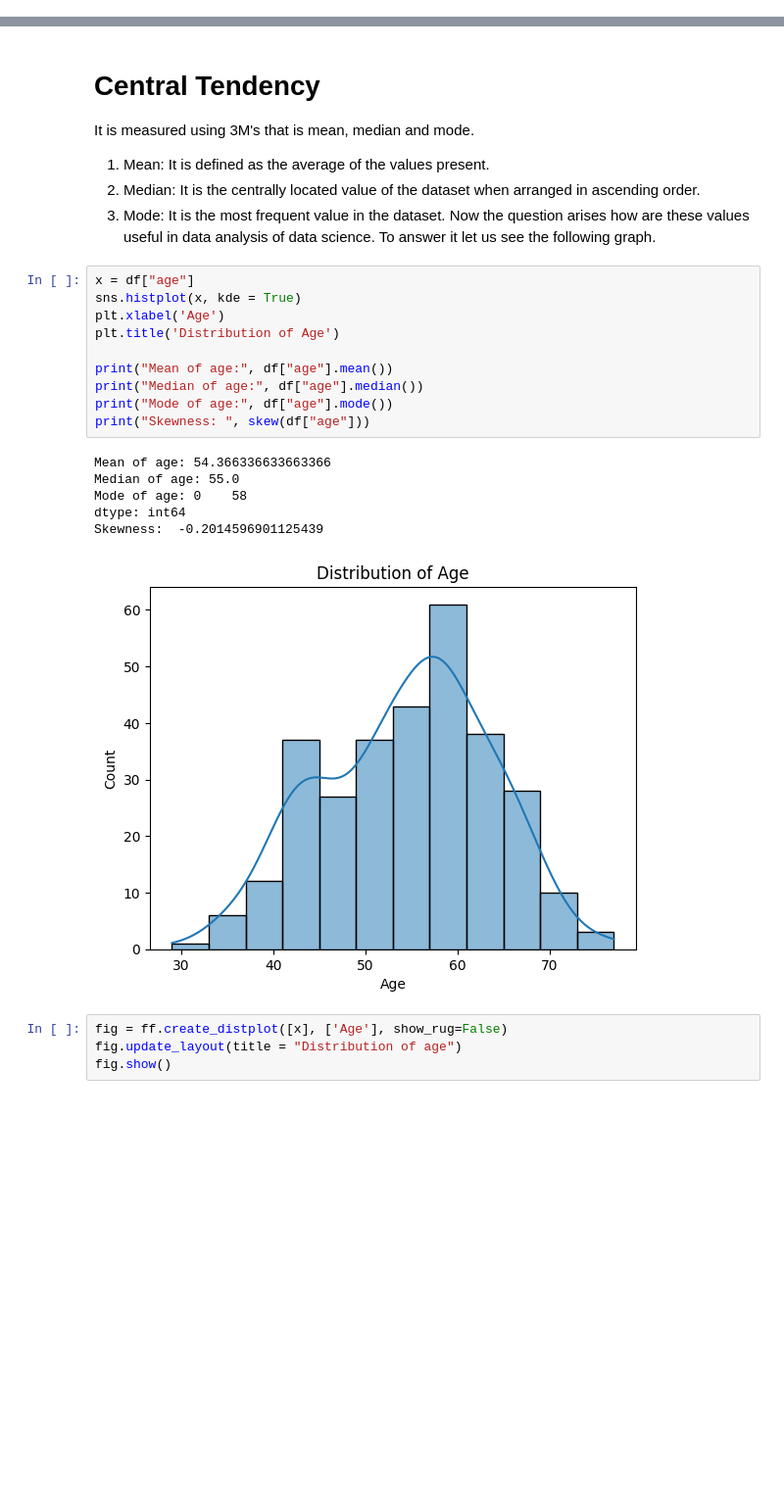
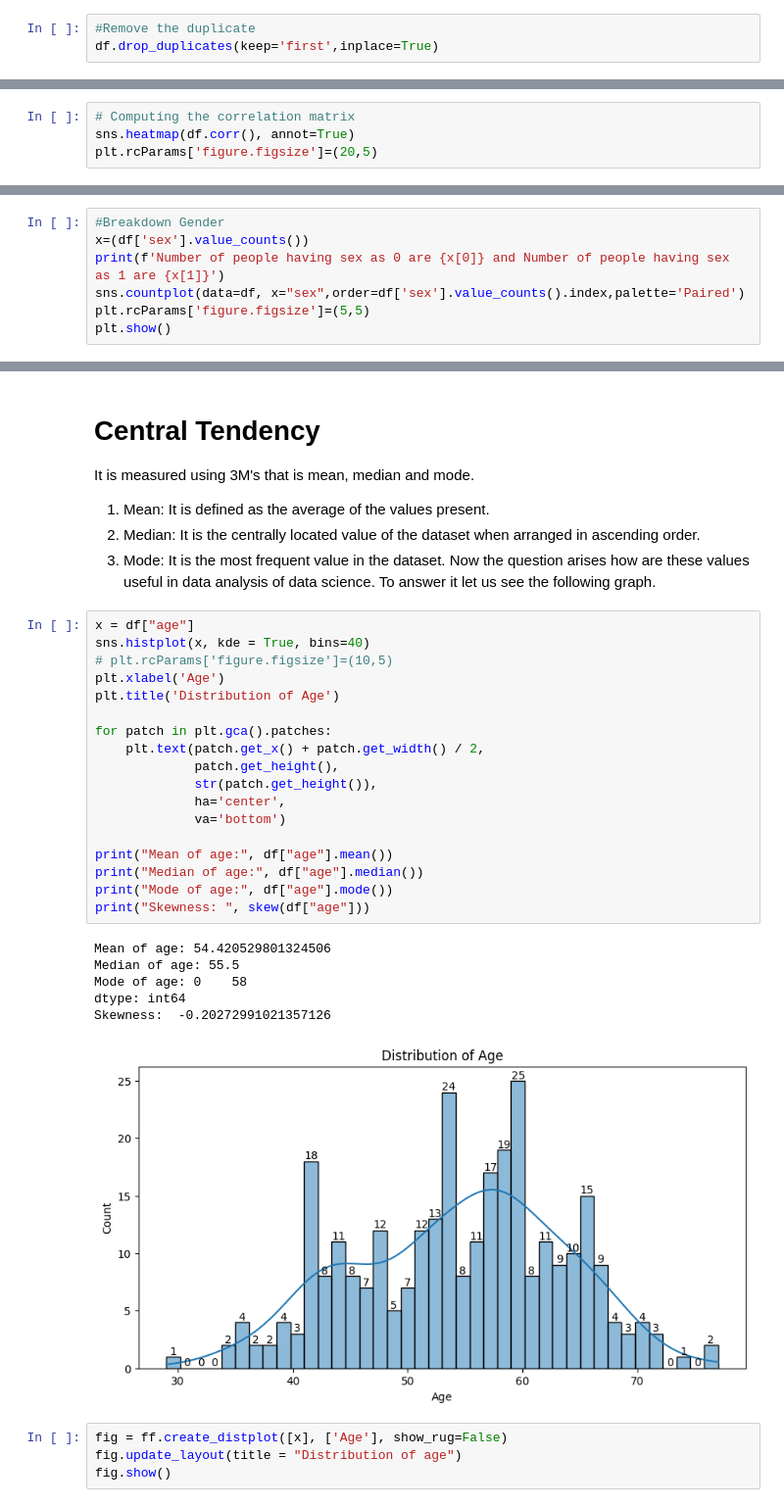
Before and after one commit to rifqinadzori/Heart-Attack-Analysis, a Jupyter notebook: Analysis.ipynb, the cells around one changed output, grey strips where cells are left out. Shown at 98% size. Drawn from its saved outputs; the diff is of its cells as text; blank space fills up the shorter version.

Commit message:
add breakdown analysis

```diff
--- a/Analysis.ipynb
+++ b/Analysis.ipynb
@@ -95,0 +104,3 @@ df.corr()
+# %%
+#Remove the duplicate
+df.drop_duplicates(keep='first',inplace=True)
@@ -95,0 +125,4 @@ df.corr()
+# %%
+# Computing the correlation matrix
+sns.heatmap(df.corr(), annot=True)
+plt.rcParams['figure.figsize']=(20,5)
@@ -95,0 +133,7 @@ df.corr()
+# %%
+#Breakdown Gender
+x=(df['sex'].value_counts())
+print(f'Number of people having sex as 0 are {x[0]} and Number of people having sex as 1 are {x[1]}')
+sns.countplot(data=df, x="sex",order=df['sex'].value_counts().index,palette='Paired')
+plt.rcParams['figure.figsize']=(5,5)
+plt.show()
@@ -103,21 +196,29 @@ It is measured using 3M's that is mean, median and mode.
    Now the question arises how are these values useful in data analysis of data science. To answer it let us see the following graph.
 # %%
 x = df["age"]
-sns.histplot(x, kde = True)
+sns.histplot(x, kde = True, bins=40)
+# plt.rcParams['figure.figsize']=(10,5)
 plt.xlabel('Age')
 plt.title('Distribution of Age')
+
+for patch in plt.gca().patches:
+    plt.text(patch.get_x() + patch.get_width() / 2,
+             patch.get_height(),
+             str(patch.get_height()),
+             ha='center',
+             va='bottom')
 
 print("Mean of age:", df["age"].mean())
 print("Median of age:", df["age"].median())
 print("Mode of age:", df["age"].mode())
 print("Skewness: ", skew(df["age"]))
 # %% [output]
-Mean of age: 54.366336633663366
-Median of age: 55.0
+Mean of age: 54.420529801324506
+Median of age: 55.5
 Mode of age: 0    58
 dtype: int64
-Skewness:  -0.2014596901125439
+Skewness:  -0.20272991021357126
-[figure, old version]
+[figure, new version]
 # %%
 fig = ff.create_distplot([x], ['Age'], show_rug=False)
 fig.update_layout(title = "Distribution of age")
```
Also changed, not shown: parts of 25 cells of this notebook, 1 other file.
